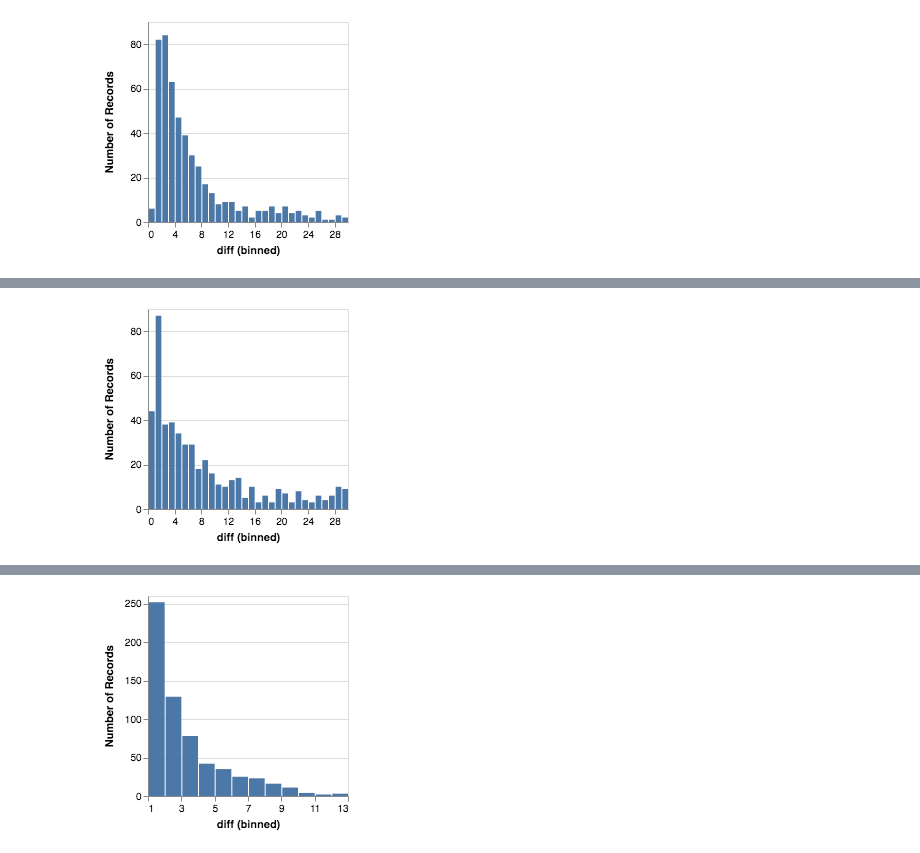
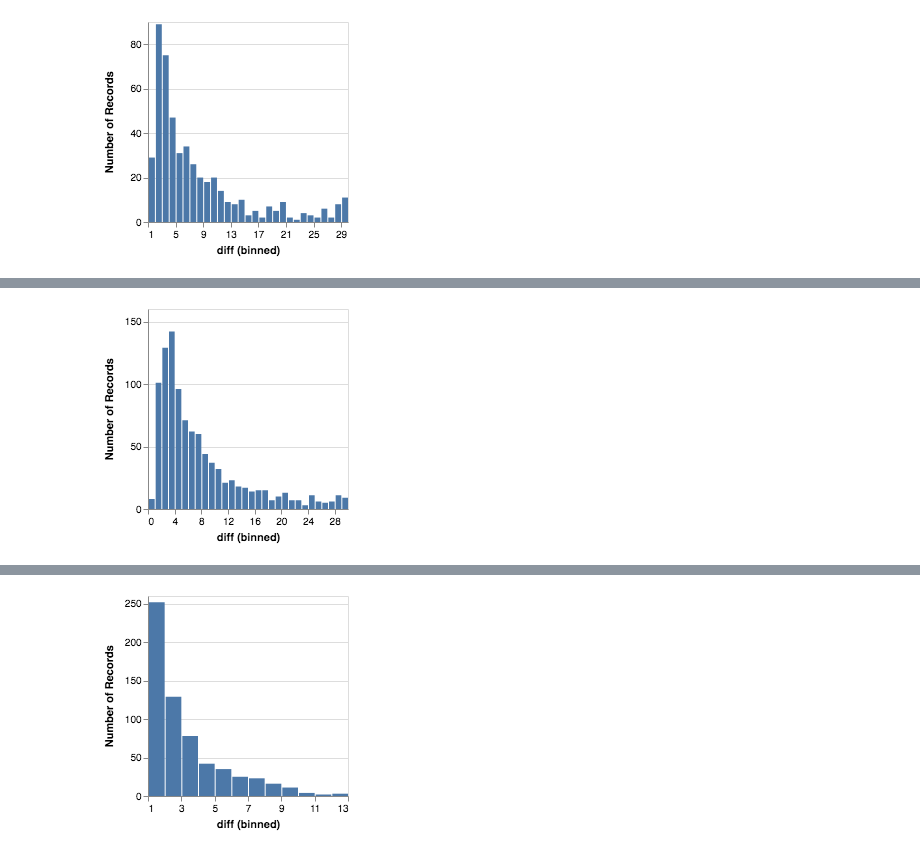
Before and after one commit to stanfordnlp/plot-data, a Jupyter notebook: stats.ipynb, the cells around one changed output, grey strips where cells are left out. Saved outputs shown, nothing was run; the diff lists cells and outputs as text; code cells hidden in the pictures.

```diff
--- a/stats.ipynb
+++ b/stats.ipynb
@@ -5,8 +5,12 @@ import altair as alt
 import pandas as pd
 import numpy as np
 import os
-
-base = 'hits/2018-08-29_22-54-16'
+# 2018-08-10_00-00-00
+# 2018-08-29_11_32_44
+# 2018-08-29_22-54-16
+# 2018-09-05_21-38-43
+# 2018-09-07_11-34-48
+base = 'hits/2018-09-05_21-38-43'
 def cd(file):
     return os.path.join(base, file)
 # %%
@@ -40,6 +44,6 @@ def duration_plot(assignments):
 # %%
 listener_assignments = json.load(open(cd('listener.assignments')))
 speaker_assignments = json.load(open(cd('speaker.assignments')))
+display(duration_plot(speaker_assignments))
 display(duration_plot(listener_assignments))
-duration_plot(speaker_assignments)
 # %% [output]
@@ -48 +52 @@ mean duration:  6.554266666666666
-[figure, old version]
+[figure, new version]
@@ -51,4 +55,4 @@ mean duration:  8.147833333333333
-[figure, old version]
+[figure, new version]
 # %%
 import collections
 
```
Also changed, not shown: parts of 2 cells of this notebook, 6 other files.
